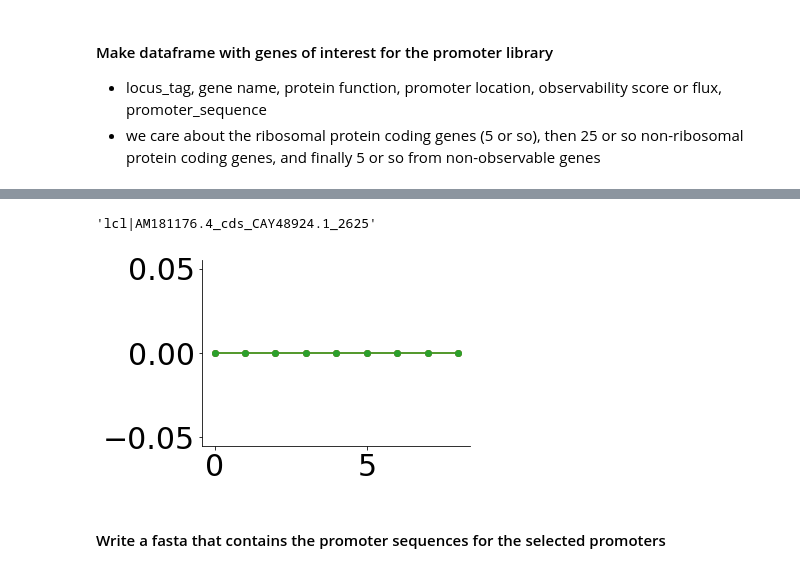
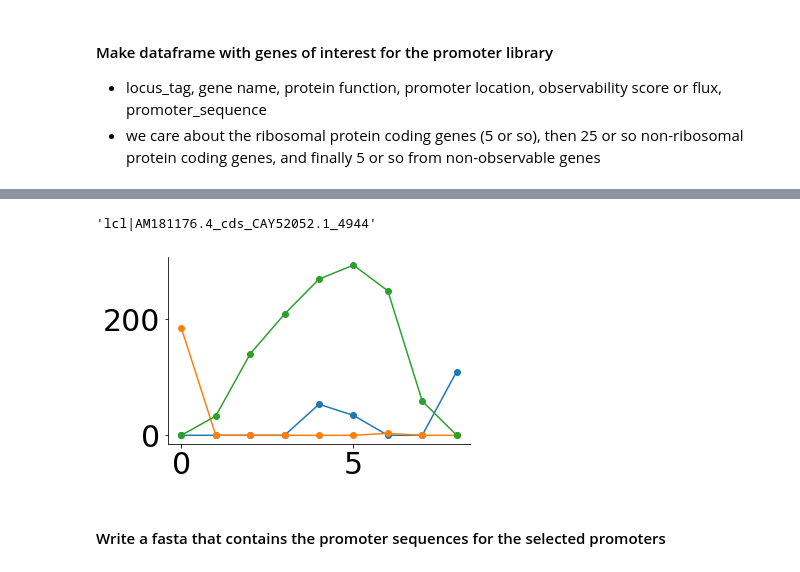
Before and after one commit to AqibHasnain/optimal_sensors, a Jupyter notebook: postprocessing.ipynb, the cells around one changed output, grey strips where cells are left out. Saved outputs shown, nothing was run; the diff lists cells and outputs as text; code cells hidden in the pictures.

```diff
--- a/postprocessing.ipynb
+++ b/postprocessing.ipynb
@@ -104,7 +104,7 @@ class Datatable:
 # %%
 # load in the various runs results with corresponding data.
 data_path = 'data/'
-results_path = 'run-outputs/X0/'
+results_path = 'run-outputs/X6/'
 genbank_path = data_path+'GCA_000009225.1_ASM922v1_genomic.gbff'
 cdsFasta_path = data_path+'GCA_000009225.1_ASM922v1_cds_from_genomic.fa'
 results_paths = [results_path+file for file in os.listdir(results_path) if not file.startswith('.')]
@@ -427,14 +427,14 @@ metadf.head(1000)
 # %%
-tag = 'PFLU_2693'
+tag = 'PFLU_5061'
 k = data[0].locus_tags.index(tag)
 plt.figure();
 for rr in range(3):
     plt.plot(data[0].X[k,:,rr],'o-')
 
 data[0].keep_transcriptIDs[data[0].locus_tags.index(tag)]
 # %% [output]
-'lcl|AM181176.4_cds_CAY48924.1_2625'
+'lcl|AM181176.4_cds_CAY52052.1_4944'
-[figure, old version]
+[figure, new version]
 # %%
 # grab top 20 (10 riboProtein, 10 not)
 # grabbing them manually while ensuring they are unique sequences
```
Also changed, not shown: parts of 10 cells of this notebook, 3 other files.
